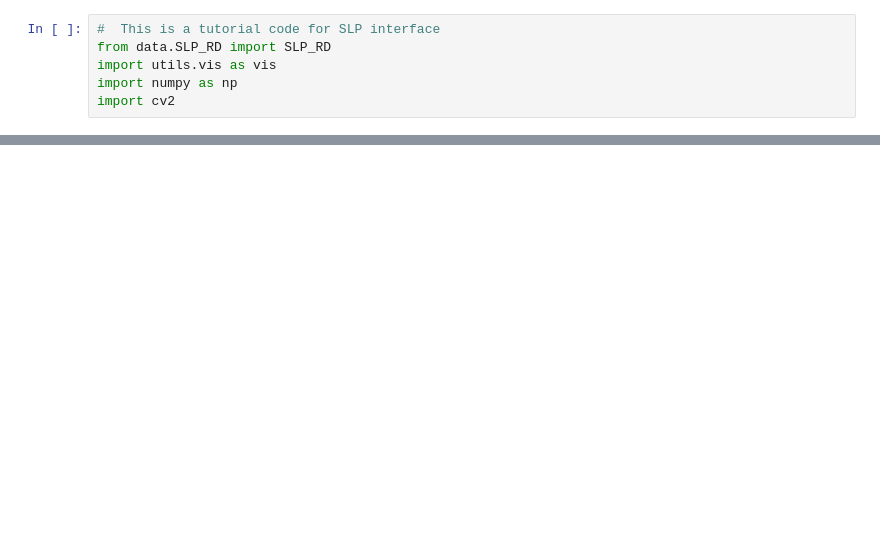
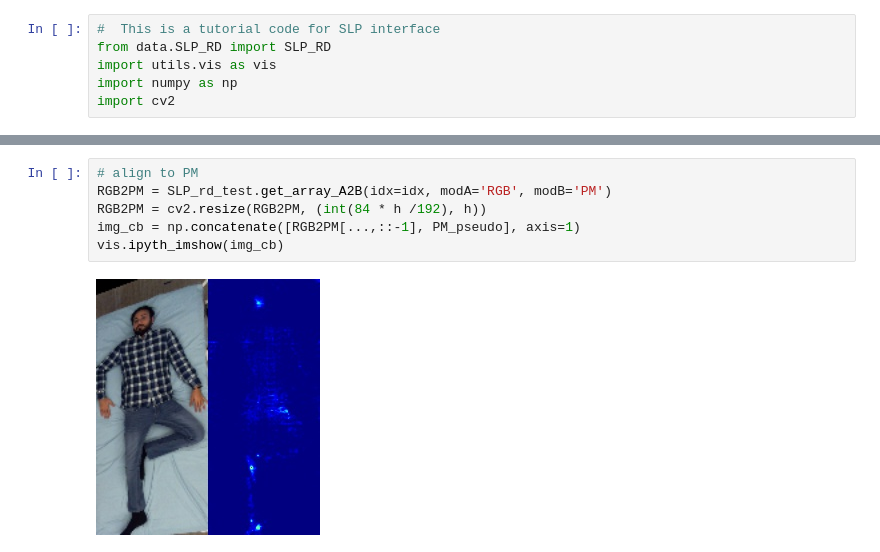
Before and after one commit to ostadabbas/SLP-Dataset-and-Code, a Jupyter notebook: eg_SLP_interface.ipynb, the cells around one changed output, grey strips where cells are left out. Saved outputs shown, nothing was run; the diff lists cells and outputs as text; blank space fills up the shorter version.

```diff
--- a/eg_SLP_interface.ipynb
+++ b/eg_SLP_interface.ipynb
@@ -53,3 +93,11 @@ show raw RGB and depth images
+# %%
+# align to PM
+RGB2PM = SLP_rd_test.get_array_A2B(idx=idx, modA='RGB', modB='PM')
+RGB2PM = cv2.resize(RGB2PM, (int(84 * h /192), h))
+img_cb = np.concatenate([RGB2PM[...,::-1], PM_pseudo], axis=1)
+vis.ipyth_imshow(img_cb)
+# %% [output]
+[figure, added]
 # %%
 # align
 # get depth 2 RGB
```
Also changed, not shown: parts of 7 cells of this notebook, 4 other files.
